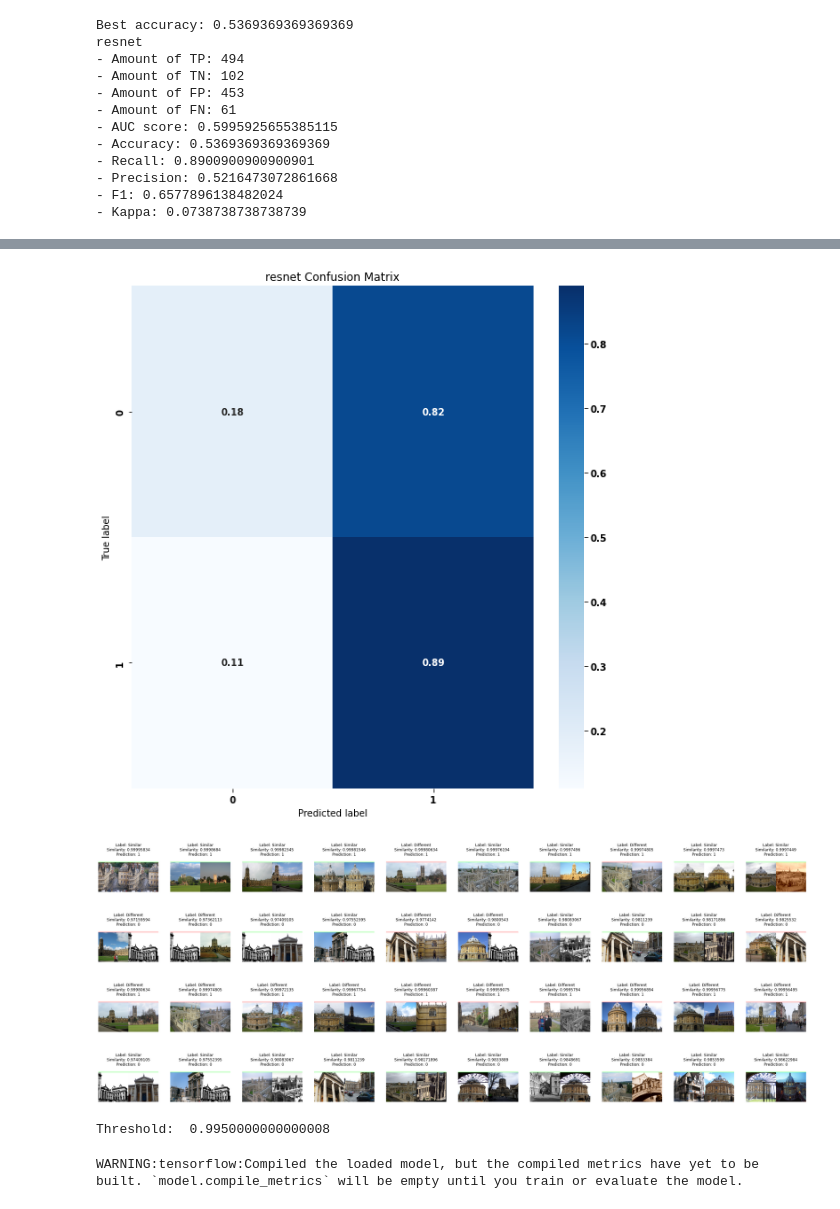
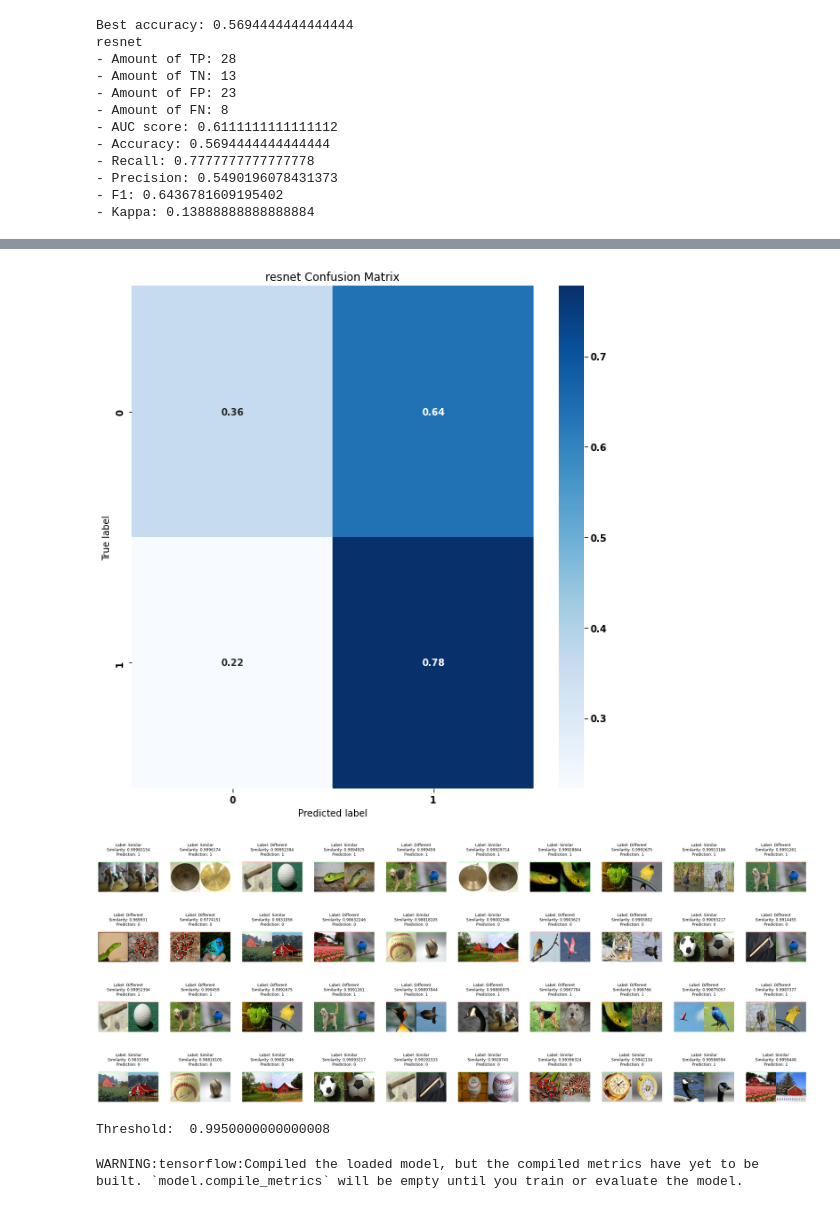
Before and after one commit to Svendpai/semantic-image-similarity, a Jupyter notebook: deep-learning/models/pretrained_resnet_embedding_extractor/pretrained_resnet.ipynb, the cells around one changed output, grey strips where cells are left out. Cells and saved outputs as stored; diff of their text form; code cells hidden in the pictures.

```diff
--- a/deep-learning/models/pretrained_resnet_embedding_extractor/pretrained_resnet.ipynb
+++ b/deep-learning/models/pretrained_resnet_embedding_extractor/pretrained_resnet.ipynb
@@ -27,5 +27,5 @@ Test contains 111 image pairs
 # %%
-from keras.layers import GlobalAveragePooling2D
+from keras.layers import GlobalAveragePooling2D, Flatten, BatchNormalization
 from keras.models import Sequential
 from keras.applications.resnet import ResNet50
 
@@ -37,3 +37,6 @@ resnet = ResNet50(weights='imagenet', include_top=False, input_shape=input_shape
 resnet.Trainable = False
 resnet_embedding.add(resnet)
 resnet_embedding.add(GlobalAveragePooling2D())
+resnet_embedding.trainable = False
+
+resnet_embedding.summary()
@@ -40,3 +58,3 @@ resnet_embedding.add(GlobalAveragePooling2D())
 # %%
-similarity = util.get_similarity_from_embedding(resnet_embedding, data)
+similarity = util.get_similarity_from_embedding(resnet_embedding, data_test)
 # %% [output]
@@ -44,16 +62,16 @@ Took 161.73 seconds to predict 1110 image pairs
 Prediction time: 0.15 seconds
 # %%
-util.evaluate(data=data, labels=labels, similarity=similarity, name="resnet")
+util.evaluate(data=data_test, labels=labels_test, similarity=similarity, name="resnet")
 # %% [output]
-Best accuracy: 0.5369369369369369
+Best accuracy: 0.5694444444444444
 resnet
-- Amount of TP: 494
-- Amount of TN: 102
-- Amount of FP: 453
-- Amount of FN: 61
-- AUC score: 0.5995925655385115
-- Accuracy: 0.5369369369369369
-- Recall: 0.8900900900900901
-- Precision: 0.5216473072861668
-- F1: 0.6577896138482024
-- Kappa: 0.0738738738738739
+- Amount of TP: 28
+- Amount of TN: 13
+- Amount of FP: 23
+- Amount of FN: 8
+- AUC score: 0.6111111111111112
+- Accuracy: 0.5694444444444444
+- Recall: 0.7777777777777778
+- Precision: 0.5490196078431373
+- F1: 0.6436781609195402
+- Kappa: 0.13888888888888884
@@ -61,8 +79,8 @@ resnet
-[figure, old version]
+[figure, new version]
-[figure, old version]
+[figure, new version]
-[figure, old version]
+[figure, new version]
-[figure, old version]
+[figure, new version]
-[figure, old version]
+[figure, new version]
 Threshold:  0.9950000000000008
 # %%
 resnet_embedding.save('./pretrained_resnet_embedding_extractor.h5')
```
Also changed, not shown: parts of 4 cells of this notebook, 21 other files.
